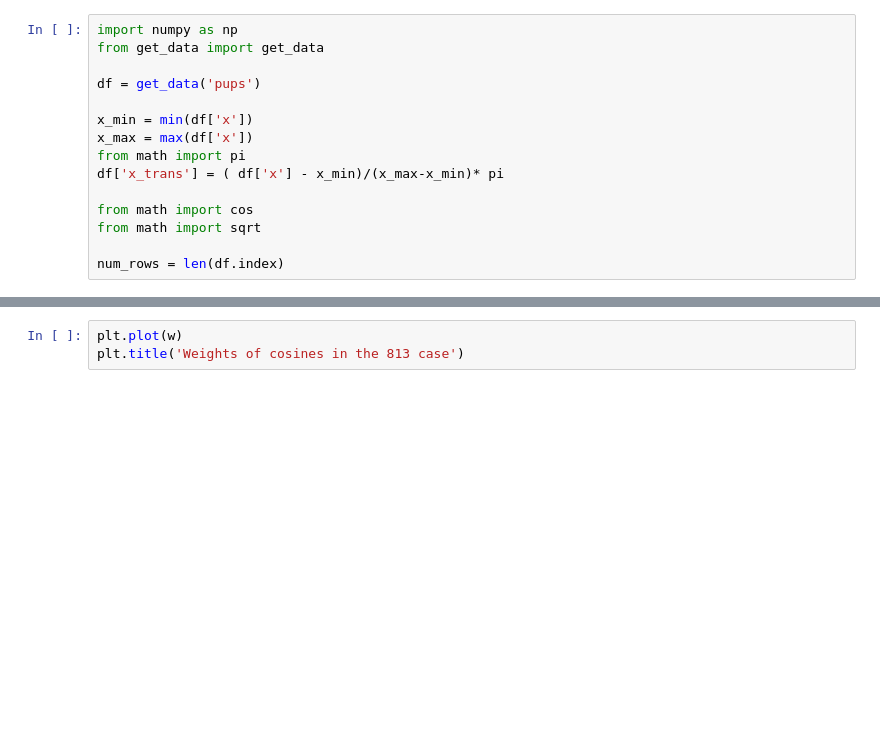
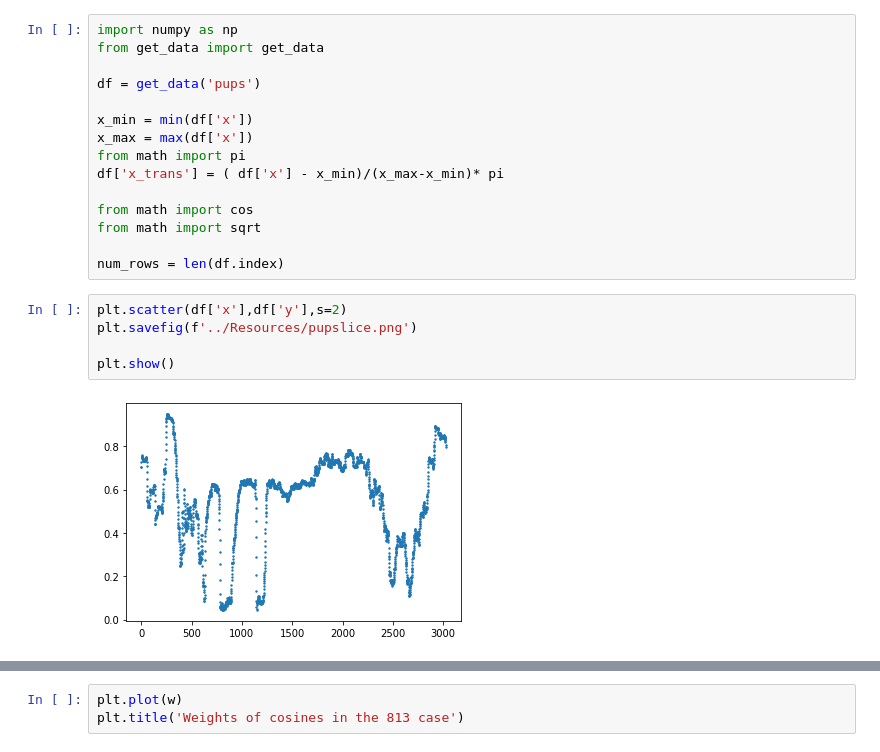
Before and after one commit to GSmithApps/LinearProject, a Jupyter notebook: src/pupslice-regression.ipynb, the cells around one changed output, grey strips where cells are left out. Saved outputs shown, nothing was run; the diff lists cells and outputs as text; blank space fills up the shorter version.

```diff
--- a/src/pupslice-regression.ipynb
+++ b/src/pupslice-regression.ipynb
@@ -13,6 +13,13 @@ from math import cos
 from math import sqrt
 
 num_rows = len(df.index)
+# %%
+plt.scatter(df['x'],df['y'],s=2)
+plt.savefig(f'../Resources/pupslice.png')
+
+plt.show()
+# %% [output]
+[figure, added]
 # %%
 import datetime
 log_xs = np.around(np.logspace(0,2.91,10))
```
Also changed, not shown: parts of 4 cells of this notebook, 2 other files.
